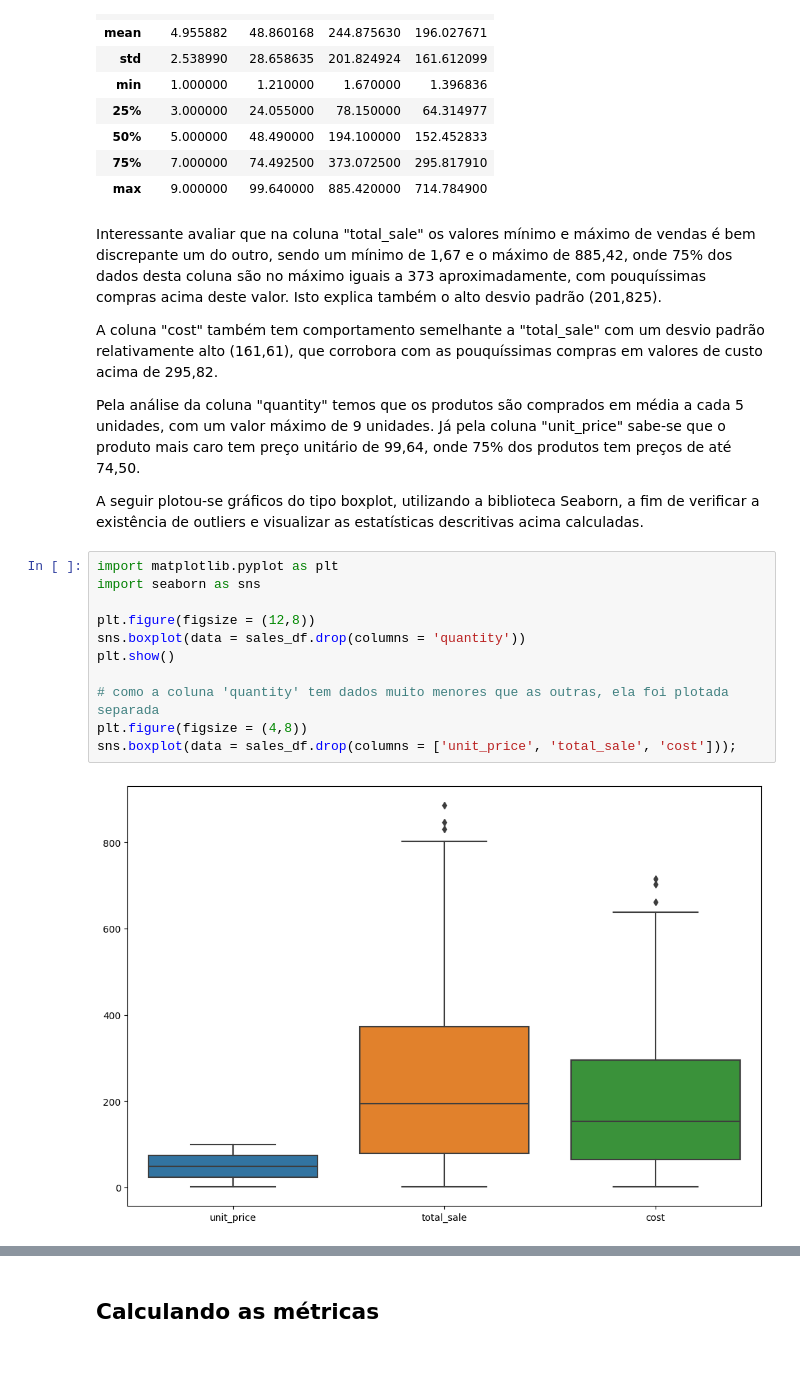
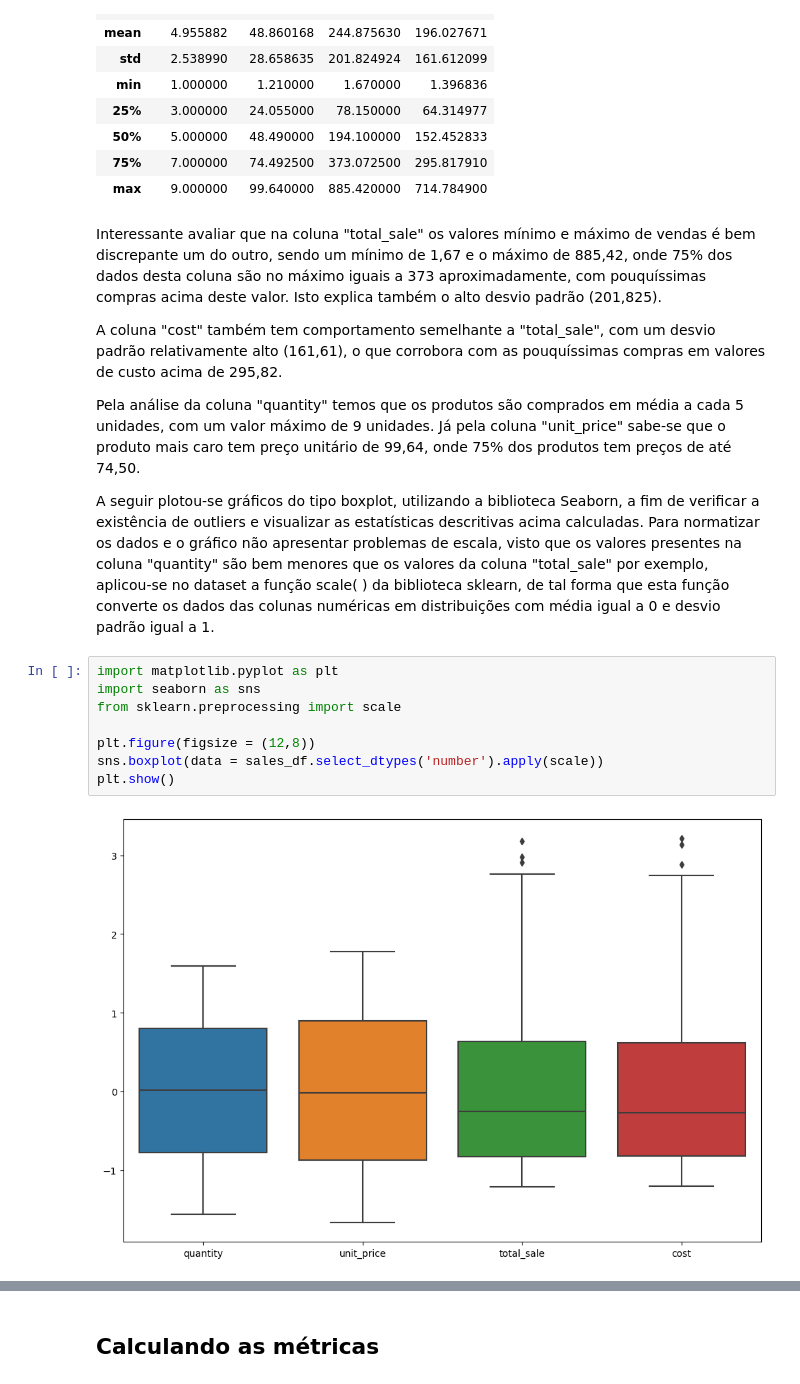
Before and after one commit to rfprates/extraindo_dados_pdf, a Jupyter notebook: data_extraction_pdf.ipynb, the cells around one changed output, grey strips where cells are left out. Saved outputs shown, nothing was run; the diff lists cells and outputs as text.

Commit message:
outliers_version8.0

```diff
--- a/data_extraction_pdf.ipynb
+++ b/data_extraction_pdf.ipynb
@@ -331,21 +331,18 @@ sales_df.drop(columns = ['sale_date']).describe()
 # %% [markdown]
 Interessante avaliar que na coluna "total_sale" os valores mínimo e máximo de vendas é bem discrepante um do outro, sendo um mínimo de 1,67 e o máximo de 885,42, onde 75% dos dados desta coluna são no máximo iguais a 373 aproximadamente, com pouquíssimas compras acima deste valor. Isto explica também o alto desvio padrão (201,825).
 
-A coluna "cost" também tem comportamento semelhante a "total_sale" com um desvio padrão relativamente alto (161,61), que corrobora com as pouquíssimas compras em valores de custo acima de 295,82.
+A coluna "cost" também tem comportamento semelhante a "total_sale", com um desvio padrão relativamente alto (161,61), o que corrobora com as pouquíssimas compras em valores de custo acima de 295,82.
 
 Pela análise da coluna "quantity" temos que os produtos são comprados em média a cada 5 unidades, com um valor máximo de 9 unidades. Já pela coluna "unit_price" sabe-se que o produto mais caro tem preço unitário de 99,64, onde 75% dos produtos tem preços de até 74,50.
 
-A seguir plotou-se gráficos do tipo boxplot, utilizando a biblioteca Seaborn, a fim de verificar a existência de outliers e visualizar as estatísticas descritivas acima calculadas.
+A seguir plotou-se gráficos do tipo boxplot, utilizando a biblioteca Seaborn, a fim de verificar a existência de outliers e visualizar as estatísticas descritivas acima calculadas. Para normatizar os dados e o gráfico não apresentar problemas de escala, visto que os valores presentes na coluna "quantity" são bem menores que os valores da coluna "total_sale" por exemplo, aplicou-se no dataset a função scale( ) da biblioteca sklearn, de tal forma que esta função converte os dados das colunas numéricas em distribuições com média igual a 0 e desvio padrão igual a 1.
 # %%
 import matplotlib.pyplot as plt
 import seaborn as sns
+from sklearn.preprocessing import scale
 
 plt.figure(figsize = (12,8))
-sns.boxplot(data = sales_df.drop(columns = 'quantity'))
+sns.boxplot(data = sales_df.select_dtypes('number').apply(scale))
 plt.show()
-
-# como a coluna 'quantity' tem dados muito menores que as outras, ela foi plotada separada
-plt.figure(figsize = (4,8))
-sns.boxplot(data = sales_df.drop(columns = ['unit_price', 'total_sale', 'cost']));
 # %% [output]
-[figure, old version]
+[figure, new version]
```
Also changed, not shown: parts of 2 cells of this notebook.
